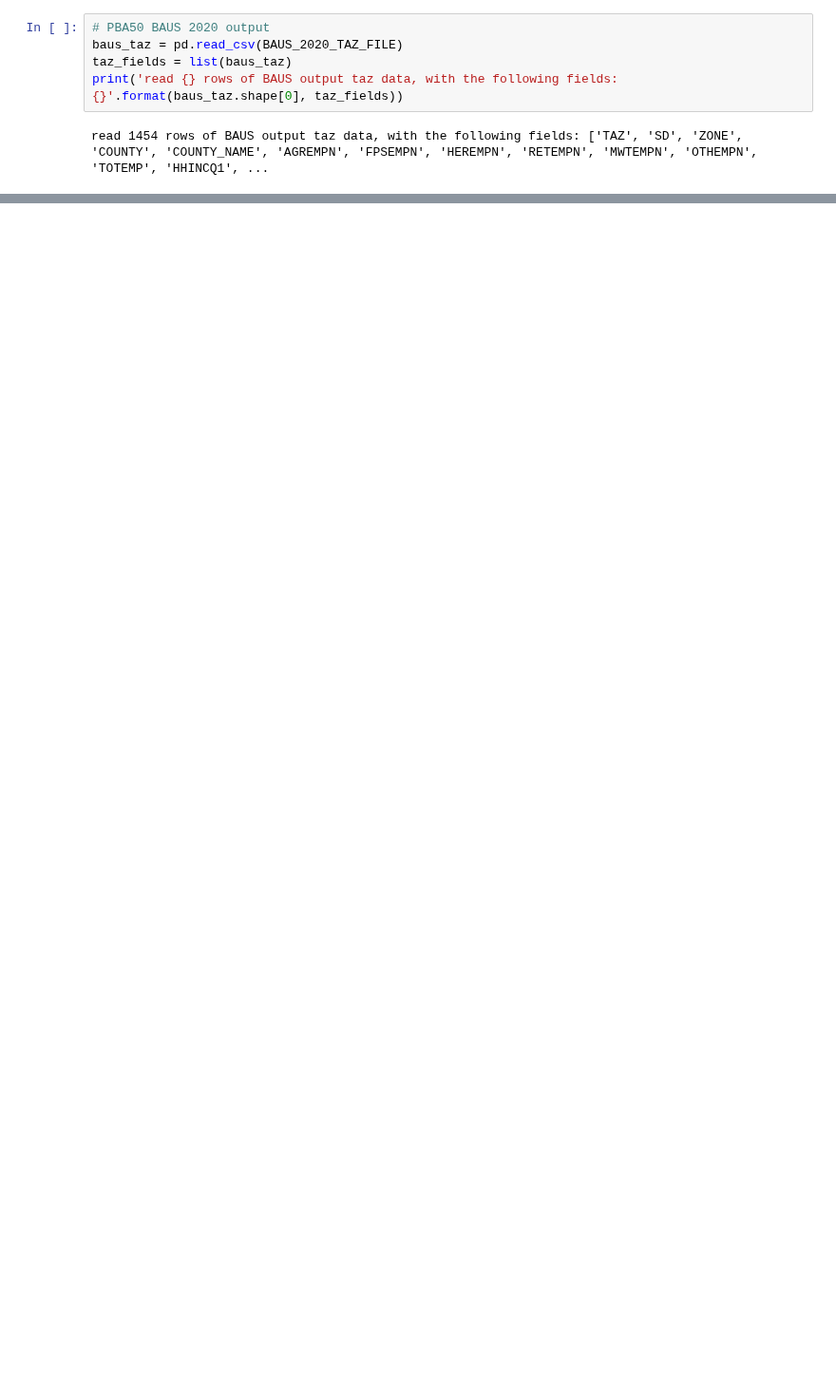
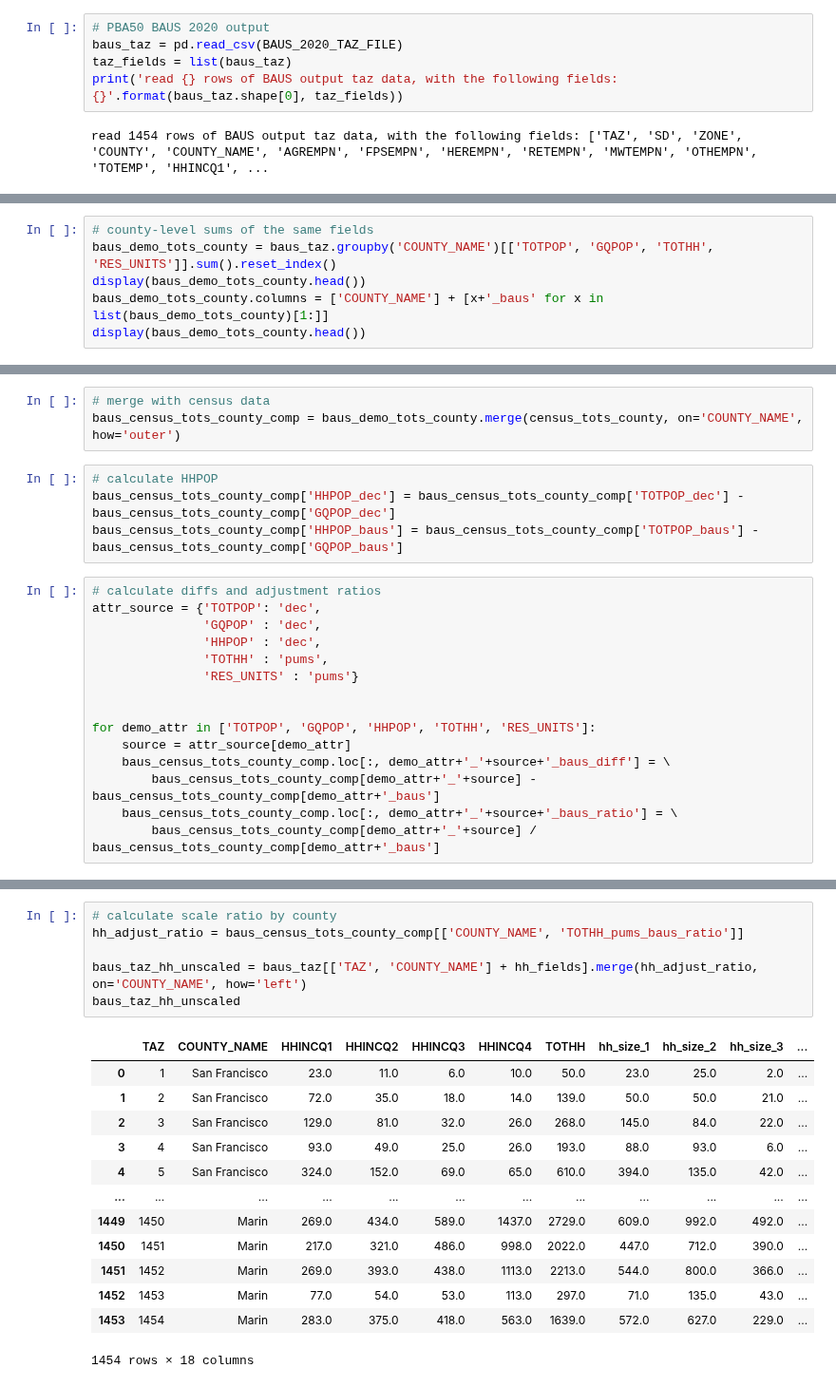
Before and after one commit to BayAreaMetro/petrale, a Jupyter notebook: scripts/transit_recovery_plan_2020_land_use.ipynb, the cells around one changed output, grey strips where cells are left out. Shown at 95% size. Drawn from its saved outputs; the diff is of its cells as text; blank space fills up the shorter version.

```diff
--- a/scripts/transit_recovery_plan_2020_land_use.ipynb
+++ b/scripts/transit_recovery_plan_2020_land_use.ipynb
@@ -232,0 +286,6 @@ print(list(emp))
+# %%
+# county-level sums of the same fields
+baus_demo_tots_county = baus_taz.groupby('COUNTY_NAME')[['TOTPOP', 'GQPOP', 'TOTHH', 'RES_UNITS']].sum().reset_index()
+display(baus_demo_tots_county.head())
+baus_demo_tots_county.columns = ['COUNTY_NAME'] + [x+'_baus' for x in list(baus_demo_tots_county)[1:]]
+display(baus_demo_tots_county.head())
@@ -232,0 +333,22 @@ print(list(emp))
+# %%
+# merge with census data
+baus_census_tots_county_comp = baus_demo_tots_county.merge(census_tots_county, on='COUNTY_NAME', how='outer')
+# %%
+# calculate HHPOP
+baus_census_tots_county_comp['HHPOP_dec'] = baus_census_tots_county_comp['TOTPOP_dec'] - baus_census_tots_county_comp['GQPOP_dec']
+baus_census_tots_county_comp['HHPOP_baus'] = baus_census_tots_county_comp['TOTPOP_baus'] - baus_census_tots_county_comp['GQPOP_baus']
+# %%
+# calculate diffs and adjustment ratios
+attr_source = {'TOTPOP': 'dec',
+               'GQPOP' : 'dec',
+               'HHPOP' : 'dec',
+               'TOTHH' : 'pums',
+               'RES_UNITS' : 'pums'}
+
+
+for demo_attr in ['TOTPOP', 'GQPOP', 'HHPOP', 'TOTHH', 'RES_UNITS']:
+    source = attr_source[demo_attr]
+    baus_census_tots_county_comp.loc[:, demo_attr+'_'+source+'_baus_diff'] = \
+        baus_census_tots_county_comp[demo_attr+'_'+source] - baus_census_tots_county_comp[demo_attr+'_baus']
+    baus_census_tots_county_comp.loc[:, demo_attr+'_'+source+'_baus_ratio'] = \
+        baus_census_tots_county_comp[demo_attr+'_'+source] / baus_census_tots_county_comp[demo_attr+'_baus']
@@ -232,0 +477,20 @@ print(list(emp))
+# %%
+# calculate scale ratio by county
+hh_adjust_ratio = baus_census_tots_county_comp[['COUNTY_NAME', 'TOTHH_pums_baus_ratio']]
+
+baus_taz_hh_unscaled = baus_taz[['TAZ', 'COUNTY_NAME'] + hh_fields].merge(hh_adjust_ratio, on='COUNTY_NAME', how='left')
+baus_taz_hh_unscaled
+# %% [output]
+|  | TAZ | COUNTY_NAME | HHINCQ1 | HHINCQ2 | HHINCQ3 | HHINCQ4 | TOTHH | hh_size_1 | hh_size_2 | hh_size_3 | ... |
+| 0 | 1 | San Francisco | 23.0 | 11.0 | 6.0 | 10.0 | 50.0 | 23.0 | 25.0 | 2.0 | ... |
+| 1 | 2 | San Francisco | 72.0 | 35.0 | 18.0 | 14.0 | 139.0 | 50.0 | 50.0 | 21.0 | ... |
+| 2 | 3 | San Francisco | 129.0 | 81.0 | 32.0 | 26.0 | 268.0 | 145.0 | 84.0 | 22.0 | ... |
+| 3 | 4 | San Francisco | 93.0 | 49.0 | 25.0 | 26.0 | 193.0 | 88.0 | 93.0 | 6.0 | ... |
+| 4 | 5 | San Francisco | 324.0 | 152.0 | 69.0 | 65.0 | 610.0 | 394.0 | 135.0 | 42.0 | ... |
+| ... | ... | ... | ... | ... | ... | ... | ... | ... | ... | ... | ... |
+| 1449 | 1450 | Marin | 269.0 | 434.0 | 589.0 | 1437.0 | 2729.0 | 609.0 | 992.0 | 492.0 | ... |
+| 1450 | 1451 | Marin | 217.0 | 321.0 | 486.0 | 998.0 | 2022.0 | 447.0 | 712.0 | 390.0 | ... |
+| 1451 | 1452 | Marin | 269.0 | 393.0 | 438.0 | 1113.0 | 2213.0 | 544.0 | 800.0 | 366.0 | ... |
+| 1452 | 1453 | Marin | 77.0 | 54.0 | 53.0 | 113.0 | 297.0 | 71.0 | 135.0 | 43.0 | ... |
+| 1453 | 1454 | Marin | 283.0 | 375.0 | 418.0 | 563.0 | 1639.0 | 572.0 | 627.0 | 229.0 | ... |
+1454 rows × 18 columns
```
Also changed, not shown: parts of 76 cells of this notebook.
